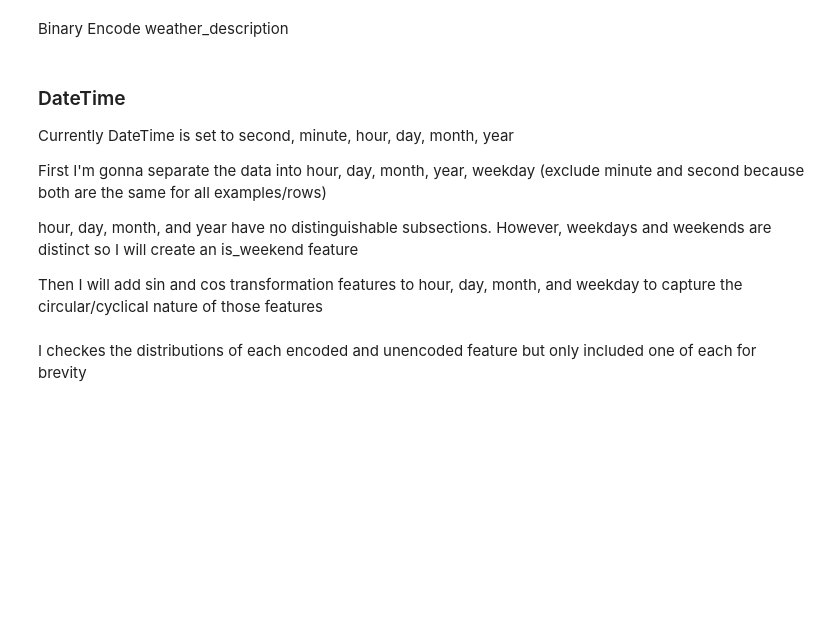
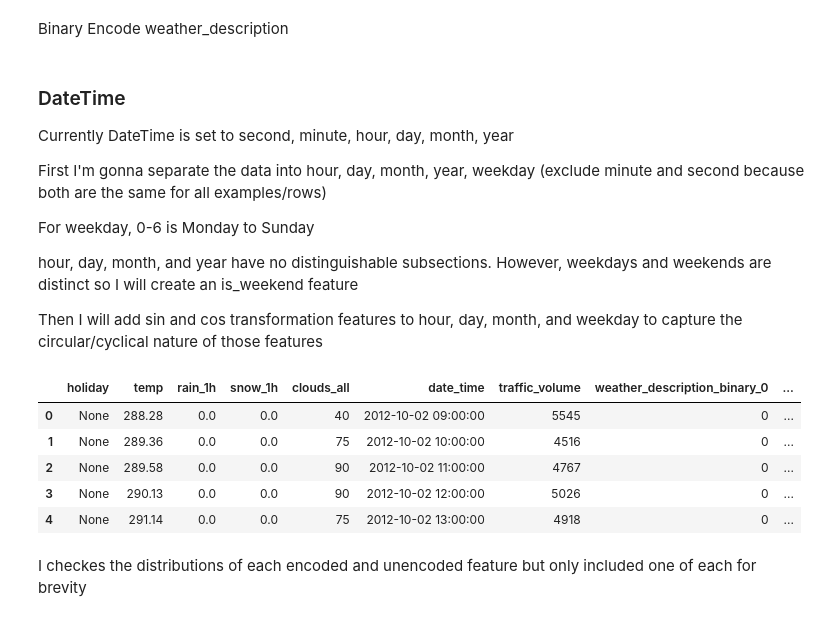
Before and after one commit to Supersamk13/Machine-Learning-and-Data-Science, a Jupyter notebook: Data_Science_and_Machine_Learning_Project_Interstate_Traffic.ipynb, the cells around one changed output. Saved outputs shown, nothing was run; the diff lists cells and outputs as text; code cells hidden in the pictures; blank space fills up the shorter version.

```diff
--- a/Data_Science_and_Machine_Learning_Project_Interstate_Traffic.ipynb
+++ b/Data_Science_and_Machine_Learning_Project_Interstate_Traffic.ipynb
@@ -488,6 +489,8 @@ Currently DateTime is set to second, minute, hour, day, month, year
 
 First I'm gonna separate the data into hour, day, month, year, weekday (exclude minute and second because both are the same for all examples/rows)
 
+For weekday, 0-6 is Monday to Sunday
+
 hour, day, month, and year have no distinguishable subsections. However, weekdays and weekends are distinct so I will create an is_weekend feature
 
 Then I will add sin and cos transformation features to hour, day, month, and weekday to capture the circular/cyclical nature of those features
@@ -500,6 +503,15 @@ traffic_df['day']=traffic_df.date_time.dt.day
 traffic_df['month']=traffic_df.date_time.dt.month
 traffic_df['year']=traffic_df.date_time.dt.year
 traffic_df['weekday']=traffic_df.date_time.dt.weekday
+# %%
+traffic_df.head()
+# %% [output]
+|  | holiday | temp | rain_1h | snow_1h | clouds_all | date_time | traffic_volume | weather_description_binary_0 | ... |
+| 0 | None | 288.28 | 0.0 | 0.0 | 40 | 2012-10-02 09:00:00 | 5545 | 0 | ... |
+| 1 | None | 289.36 | 0.0 | 0.0 | 75 | 2012-10-02 10:00:00 | 4516 | 0 | ... |
+| 2 | None | 289.58 | 0.0 | 0.0 | 90 | 2012-10-02 11:00:00 | 4767 | 0 | ... |
+| 3 | None | 290.13 | 0.0 | 0.0 | 90 | 2012-10-02 12:00:00 | 5026 | 0 | ... |
+| 4 | None | 291.14 | 0.0 | 0.0 | 75 | 2012-10-02 13:00:00 | 4918 | 0 | ... |
 # %%
 # Creating is_weekend
 traffic_df['is_weekend']=traffic_df['weekday'].apply(lambda x: 1 if x > 4 else 0)
```
Also changed, not shown: parts of 23 cells of this notebook.
